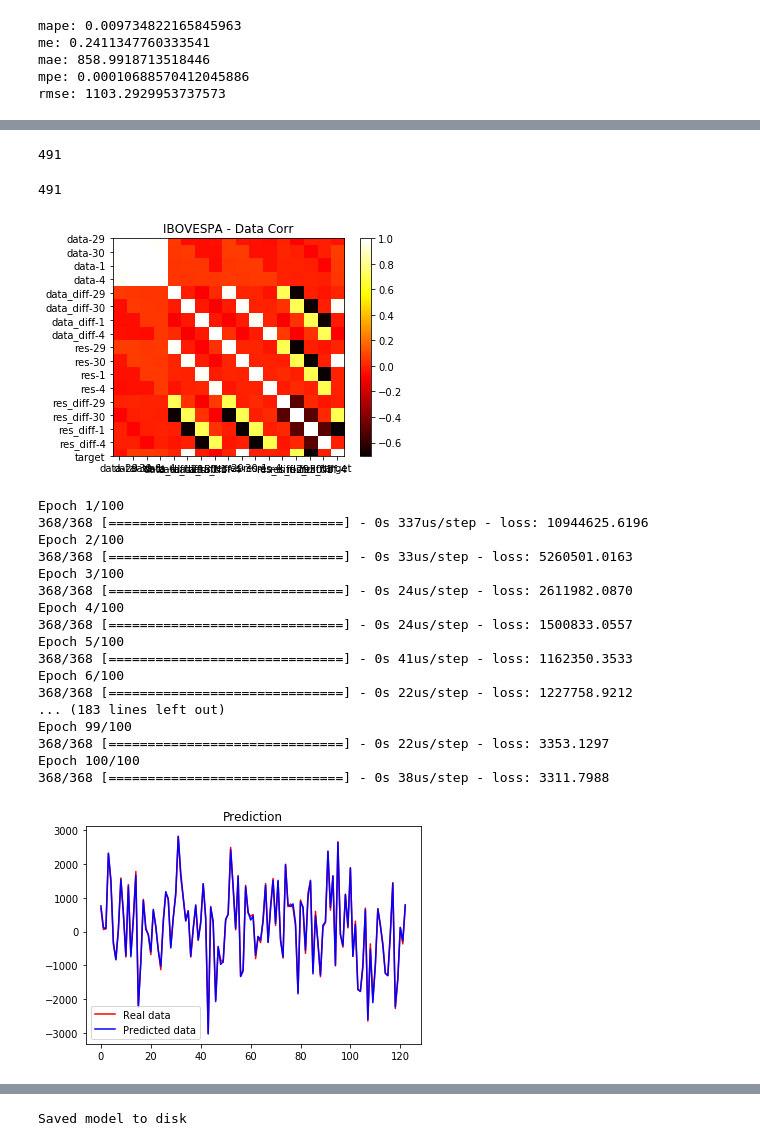
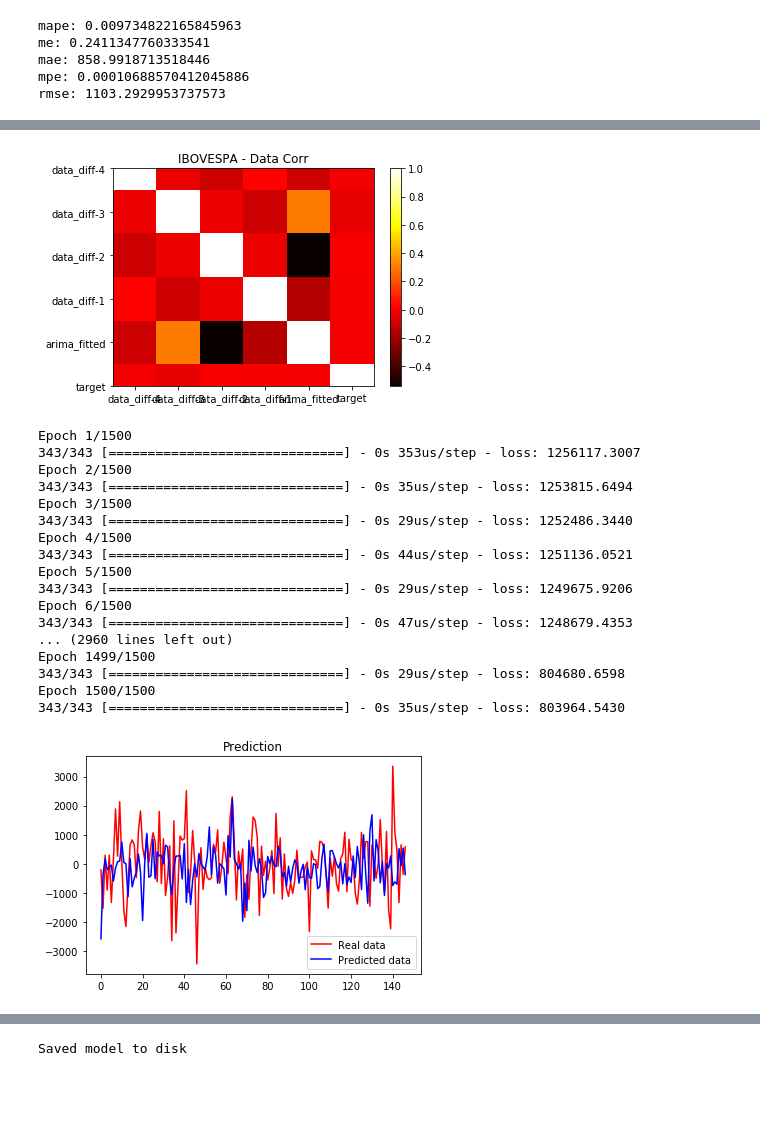
Before and after one commit to FelipeCapati/ibovespa-forecasting, a Jupyter notebook: IBOVESPA - ARIMA.ipynb, the cells around one changed output, grey strips where cells are left out. Cells and saved outputs as stored; diff of their text form; code cells hidden in the pictures; blank space fills up the shorter version.

```diff
--- a/IBOVESPA - ARIMA.ipynb
+++ b/IBOVESPA - ARIMA.ipynb
@@ -508,11 +447,3 @@ df_all
-# %%
-len(results_ar1.resid.diff().shift(-4).dropna().values)
-# %% [output]
-491
-# %%
-len(results_ar1.resid.shift(-2).dropna().values[:-2])
-# %% [output]
-491
 # %%
 data_resid = results_ar1.resid
 df_all_2 = pd.DataFrame({
@@ -536,6 +467,16 @@ df_all_2 = pd.DataFrame({
 })
+# %%
+data_resid = results_ar1.resid
+df_all_3 = pd.DataFrame({
+    'data_diff-4': data.diff().shift(-2).dropna().values[:-4],
+    'data_diff-3': data.diff().shift(-3).dropna().values[:-3],
+    'data_diff-2': data.diff().shift(-4).dropna().values[:-2],
+    'data_diff-1': data.diff().shift(-5).dropna().values[:-1],
+    'arima_fitted': results_ar1.fittedvalues.shift(-5).values[:-5],
+    'target': results_ar1.resid.shift(-5).dropna().values
+})
 # %%
-df = df_all_2
+df = df_all_3
 # %%
 corr = df.corr()
 plt.imshow(corr, cmap='hot', interpolation='none')
@@ -546,55 +487,53 @@ plt.title('IBOVESPA - Data Corr')
 plt.savefig("correl.png")
 plt.show()
 # %% [output]
-[figure, old version]
+[figure, new version]
 # %%
 # Importing the dataset
 X = df.drop(columns=['target']).values
 y = df.target.values
-# X = df.drop(columns=['Close','Date']).values[:-1]
-# y = df['Close'].shift(-1).dropna().values
 
 # Splitting the dataset into the Training set and Test set
-X_train, X_test, y_train, y_test = train_test_split(X, y, test_size = 0.25, random_state = 0)
+X_train, X_test, y_train, y_test = train_test_split(X, y, test_size = 0.30, random_state = 0)
 
 # Initialising the ANN
 model = Sequential()
-model.add(Dense(12, input_dim=16, kernel_initializer='normal', activation='relu'))
+model.add(Dense(12, input_dim=5, kernel_initializer='normal', activation='relu'))
 model.add(Dense(8, activation='relu'))
 model.add(Dense(1, activation='linear'))
 
 # Compiling the ANN
 model.compile(optimizer = 'adam', loss = 'mean_squared_error')
 
 # Fitting the ANN to the Training set
-history = model.fit(X_train, y_train, batch_size = 100, epochs = 100)
+history = model.fit(X_train, y_train, batch_size = 80, epochs = 1500)
 
 y_pred = model.predict(X_test)
 
 plt.plot(y_test, color = 'red', label = 'Real data')
 plt.plot(y_pred, color = 'blue', label = 'Predicted data')
 plt.title('Prediction')
 plt.legend()
 plt.show()
 # %% [output]
-Epoch 1/100
-368/368 [==============================] - 0s 337us/step - loss: 10944625.6196
-Epoch 2/100
-368/368 [==============================] - 0s 33us/step - loss: 5260501.0163
-Epoch 3/100
-368/368 [==============================] - 0s 24us/step - loss: 2611982.0870
-Epoch 4/100
-368/368 [==============================] - 0s 24us/step - loss: 1500833.0557
-Epoch 5/100
-368/368 [==============================] - 0s 41us/step - loss: 1162350.3533
-Epoch 6/100
-368/368 [==============================] - 0s 22us/step - loss: 1227758.9212
-... (183 lines left out)
-Epoch 99/100
-368/368 [==============================] - 0s 22us/step - loss: 3353.1297
-Epoch 100/100
-368/368 [==============================] - 0s 38us/step - loss: 3311.7988
+Epoch 1/1500
+343/343 [==============================] - 0s 353us/step - loss: 1256117.3007
+Epoch 2/1500
+343/343 [==============================] - 0s 35us/step - loss: 1253815.6494
+Epoch 3/1500
+343/343 [==============================] - 0s 29us/step - loss: 1252486.3440
+Epoch 4/1500
+343/343 [==============================] - 0s 44us/step - loss: 1251136.0521
+Epoch 5/1500
+343/343 [==============================] - 0s 29us/step - loss: 1249675.9206
+Epoch 6/1500
+343/343 [==============================] - 0s 47us/step - loss: 1248679.4353
+... (2960 lines left out)
+Epoch 1499/1500
+343/343 [==============================] - 0s 29us/step - loss: 804680.6598
+Epoch 1500/1500
+343/343 [==============================] - 0s 35us/step - loss: 803964.5430
-[figure, old version]
+[figure, new version]
 # %%
 # list all data in history
 print(history.history.keys())
```
Also changed, not shown: parts of 22 cells of this notebook, 2 other files.
